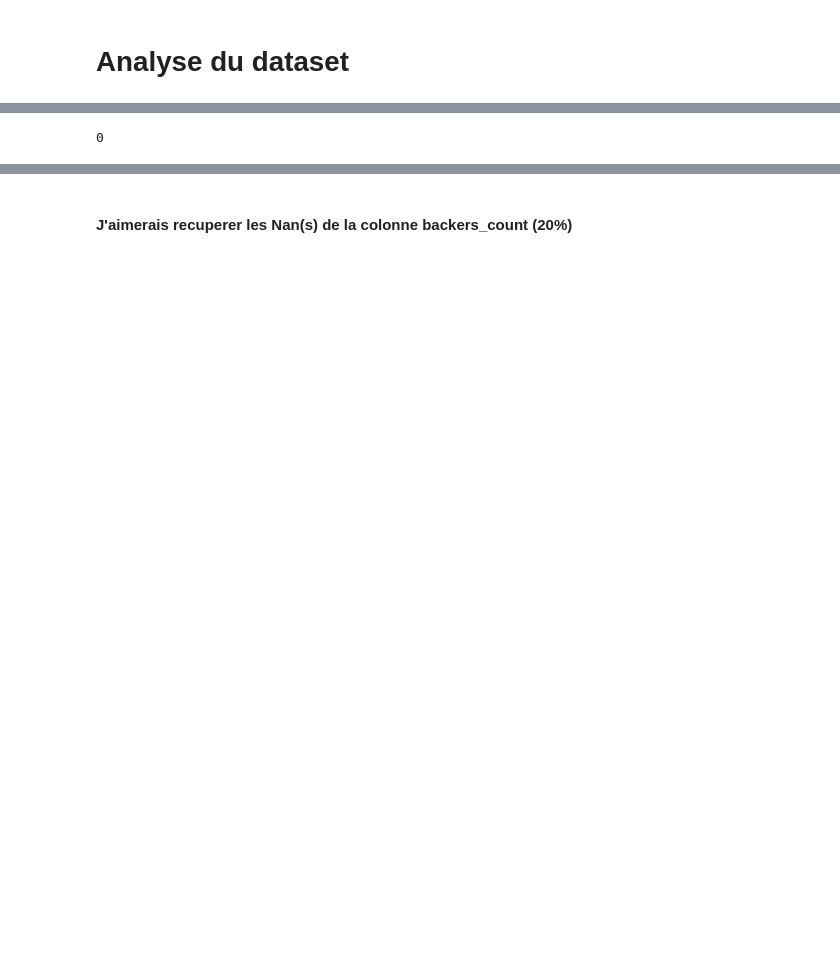
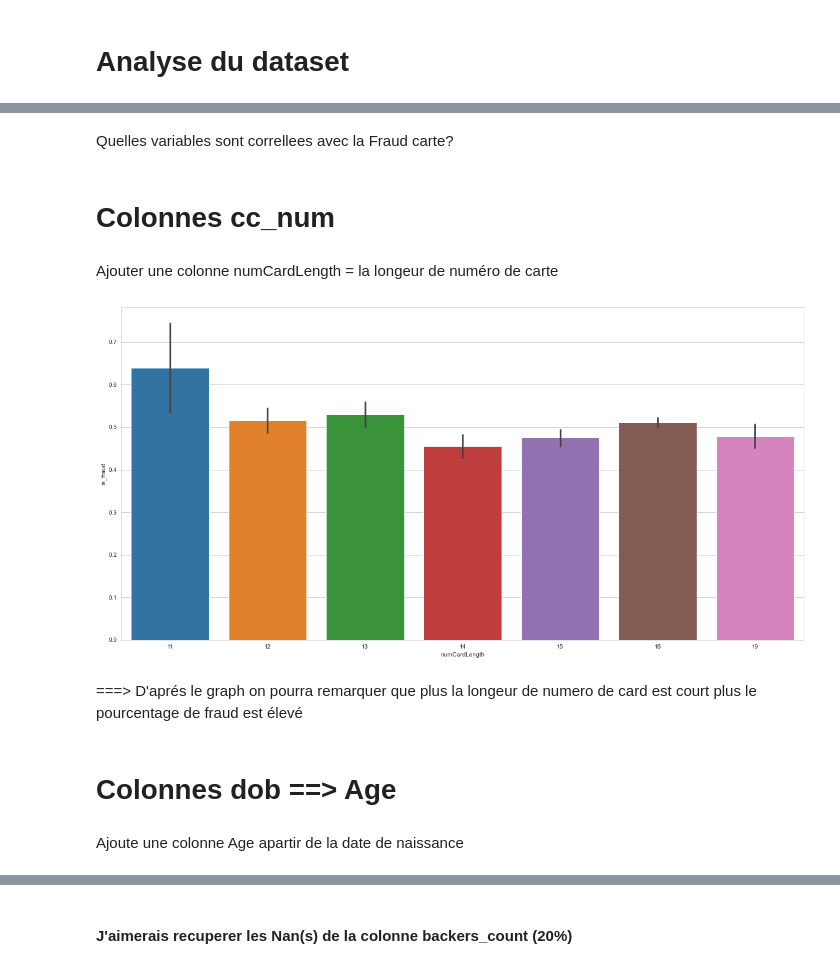
Before and after one commit to afefhnid/Project30oct, a Jupyter notebook: Project.ipynb, the cells around one changed output, grey strips where cells are left out. Cells and saved outputs as stored; diff of their text form; code cells hidden in the pictures; blank space fills up the shorter version.

```diff
--- a/Project.ipynb
+++ b/Project.ipynb
@@ -172,4 +126,21 @@ Name: disable_communication, dtype: float64
-# %%
-train['backers_count'].isna().sum()
-# %% [output]
-0
+# %% [markdown]
+Quelles variables sont correllees avec la Fraud carte?
+# %% [markdown]
+# Colonnes cc_num
+# %% [markdown]
+Ajouter une colonne numCardLength = la longeur de numéro de carte
+# %%
+train['numCardLength'] = train['cc_num'].astype(str).map(len)
+# %%
+sns.set_style('whitegrid')
+tips = sns.load_dataset("tips")
+ax = sns.barplot(x="numCardLength", y="is_fraud", data=train)
+pyplot.gcf().set_size_inches(20, 10)
+# %% [output]
+[figure, added]
+# %% [markdown]
+===> D'aprés le graph on pourra remarquer que plus la longeur de numero de card est court plus le pourcentage de fraud est élevé
+# %% [markdown]
+# Colonnes dob ==> Age
+# %% [markdown]
+Ajoute une colonne Age apartir de la date de naissance
```
Also changed, not shown: parts of 101 cells of this notebook, 9 other files.
